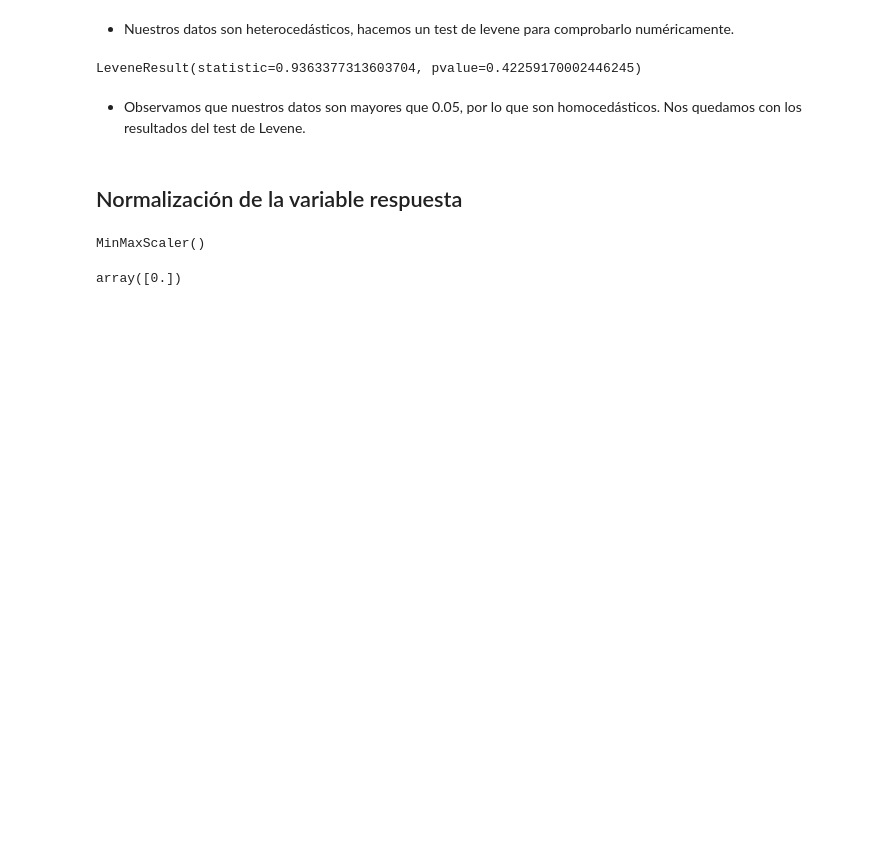
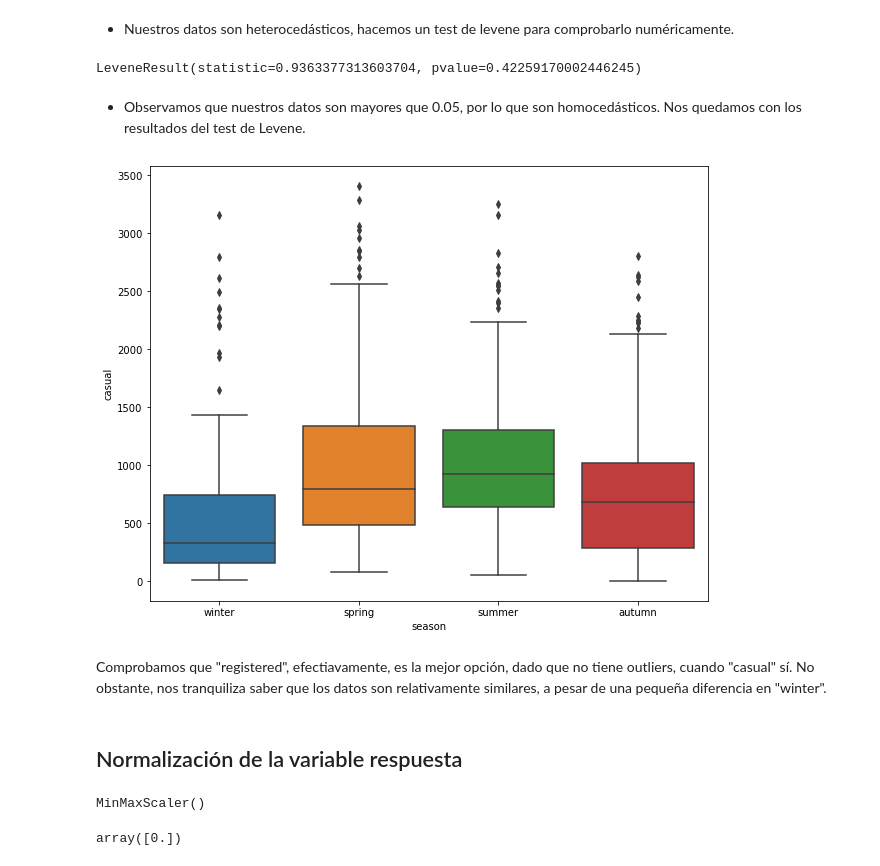
Before and after one commit to Adalab/DA-project-da-promo-c-modulo-3-team-6, a Jupyter notebook: sprint1/sprint1-Encoding.ipynb, the cells around one changed output. Saved outputs shown, nothing was run; the diff lists cells and outputs as text; code cells hidden in the pictures; blank space fills up the shorter version.

```diff
--- a/sprint1/sprint1-Encoding.ipynb
+++ b/sprint1/sprint1-Encoding.ipynb
@@ -80,6 +90,12 @@ levene_test
 LeveneResult(statistic=0.9363377313603704, pvalue=0.42259170002446245)
 # %% [markdown]
 - Observamos que nuestros datos son mayores que 0.05, por lo que son homocedásticos. Nos quedamos con los resultados del test de Levene.
+# %%
+sns.boxplot(y= "casual", x = "season", data = df);
+# %% [output]
+[figure, added]
+# %% [markdown]
+Comprobamos que "registered", efectiavamente, es la mejor opción, dado que no tiene outliers, cuando "casual" sí. No obstante, nos tranquiliza saber que los datos son relativamente similares, a pesar de una pequeña diferencia en "winter".
 # %% [markdown]
 ## Normalización de la variable respuesta
 # %%
```
Also changed, not shown: parts of 19 cells of this notebook, 6 other files.
